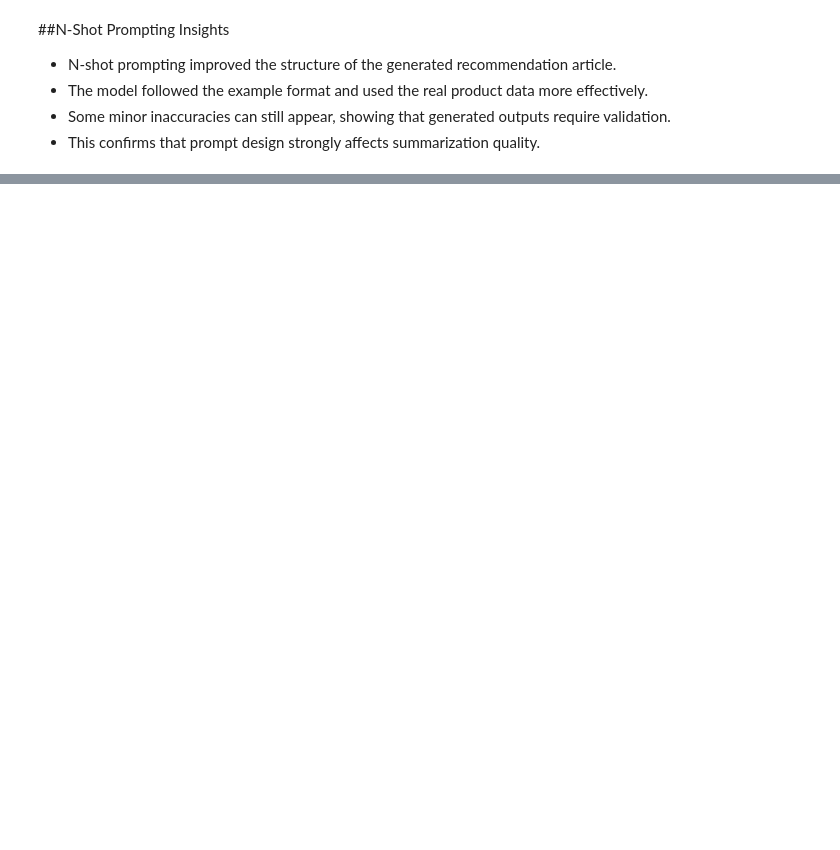
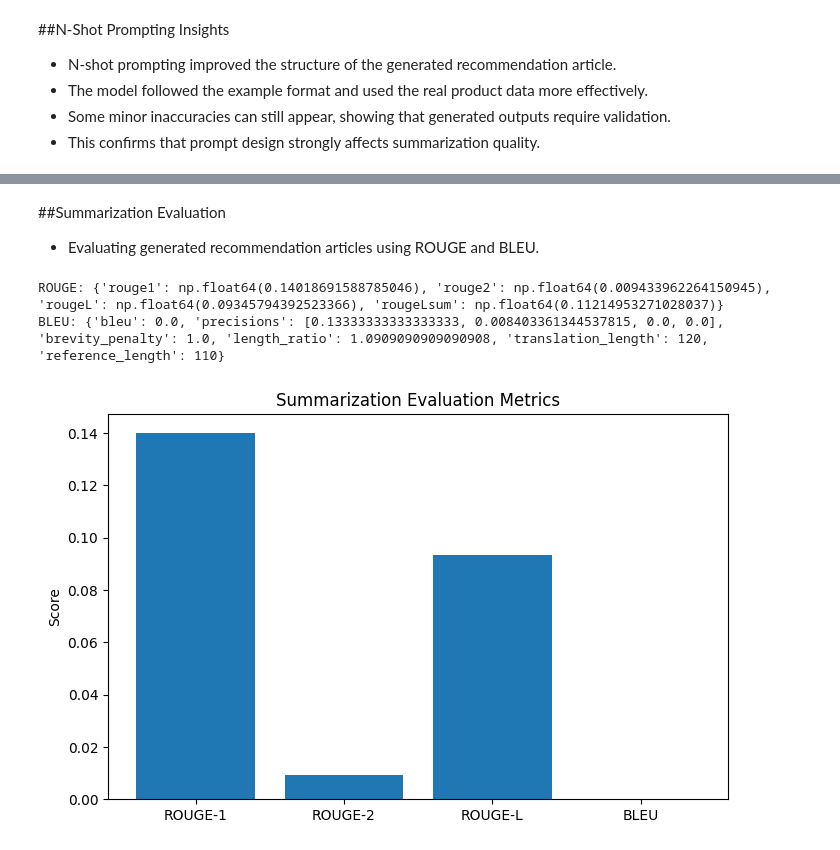
Before and after one commit to DimiGretsistas/Automated-Customers-Reviews-Project, a Jupyter notebook: notebooks/04_summarization.ipynb, the cells around one changed output, grey strips where cells are left out. Drawn from its saved outputs; the diff is of its cells as text; code cells hidden in the pictures; blank space fills up the shorter version.

Commit message:
Added Rouge/blue evaluation

```diff
--- a/notebooks/04_summarization.ipynb
+++ b/notebooks/04_summarization.ipynb
@@ -471,0 +502,14 @@ While both tablets perform adequately, the Fire Kids Edition Tablet is recommend
+# %%
+!pip install datasets evaluate rouge_score sacrebleu -q
+
+from datasets import Dataset
+from transformers import AutoTokenizer, AutoModelForSeq2SeqLM
+
+#convert dataframe to Hugging Face Dataset
+train_dataset = Dataset.from_pandas(fine_tune_df)
+
+#load tokenizer and model
+model_name = "google/flan-t5-small"
+
+tokenizer = AutoTokenizer.from_pretrained(model_name)
+ft_model = AutoModelForSeq2SeqLM.from_pretrained(model_name)
@@ -471,0 +717,56 @@ While both tablets perform adequately, the Fire Kids Edition Tablet is recommend
+# %% [markdown]
+##Summarization Evaluation
+
+- Evaluating generated recommendation articles using ROUGE and BLEU.
+# %%
+import evaluate
+
+# load evaluation metrics
+rouge = evaluate.load("rouge")
+bleu = evaluate.load("bleu")
+
+# reference = expected article from fine-tuning dataset
+reference_text = fine_tune_df["target_text"].iloc[0]
+
+# prediction = generated text from fine-tuned model
+prediction_text = generated_text
+
+# calculate ROUGE
+rouge_results = rouge.compute(
+    predictions=[prediction_text],
+    references=[reference_text]
+)
+
+# calculate BLEU
+bleu_results = bleu.compute(
+    predictions=[prediction_text],
+    references=[[reference_text]]
+)
+
+print("ROUGE:", rouge_results)
+print("BLEU:", bleu_results)
+# %% [output]
+ROUGE: {'rouge1': np.float64(0.14018691588785046), 'rouge2': np.float64(0.009433962264150945), 'rougeL': np.float64(0.09345794392523366), 'rougeLsum': np.float64(0.11214953271028037)}
+BLEU: {'bleu': 0.0, 'precisions': [0.13333333333333333, 0.008403361344537815, 0.0, 0.0], 'brevity_penalty': 1.0, 'length_ratio': 1.0909090909090908, 'translation_length': 120, 'reference_length': 110}
+# %%
+import matplotlib.pyplot as plt
+
+# metric values
+metric_names = ["ROUGE-1", "ROUGE-2", "ROUGE-L", "BLEU"]
+metric_values = [
+    rouge_results["rouge1"],
+    rouge_results["rouge2"],
+    rouge_results["rougeL"],
+    bleu_results["bleu"]
+]
+
+# create chart
+plt.figure(figsize=(8, 5))
+plt.bar(metric_names, metric_values)
+
+plt.title("Summarization Evaluation Metrics")
+plt.ylabel("Score")
+
+plt.show()
+# %% [output]
+[figure, added]
```
Also changed, not shown: parts of 26 cells of this notebook.
